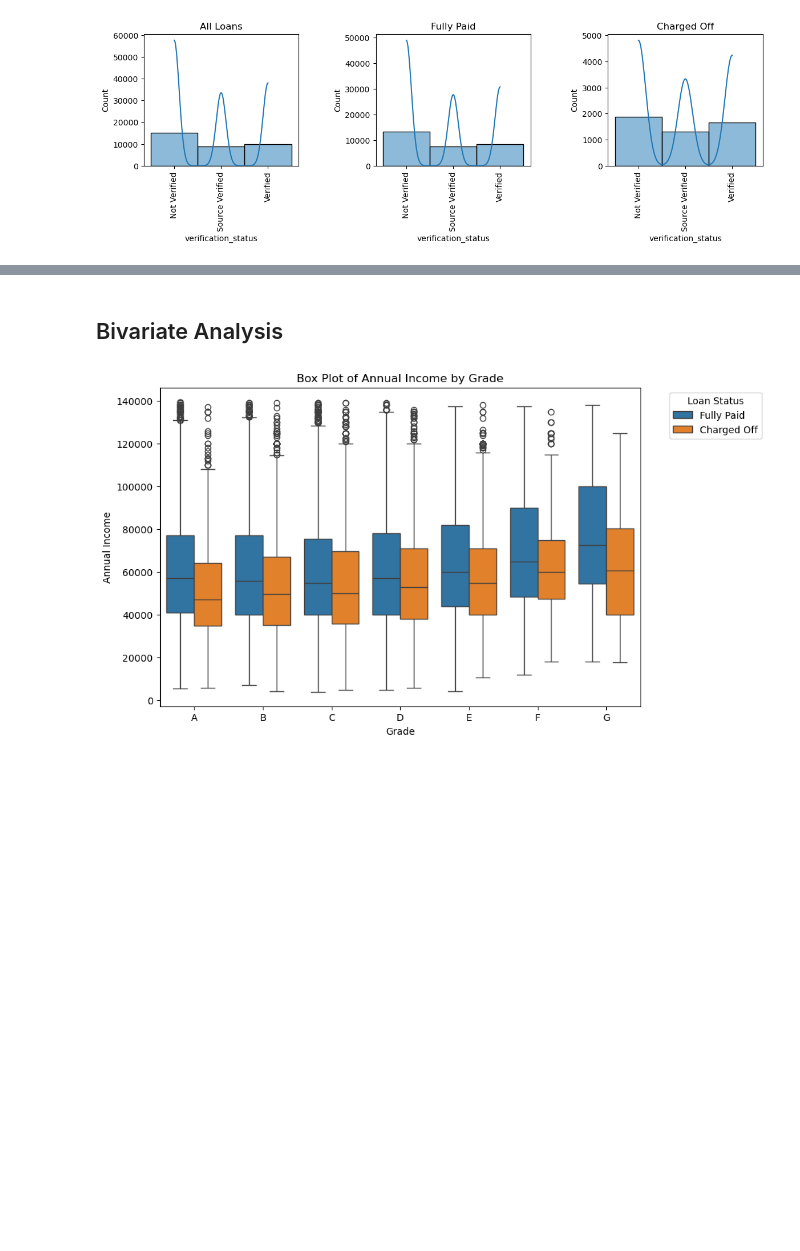
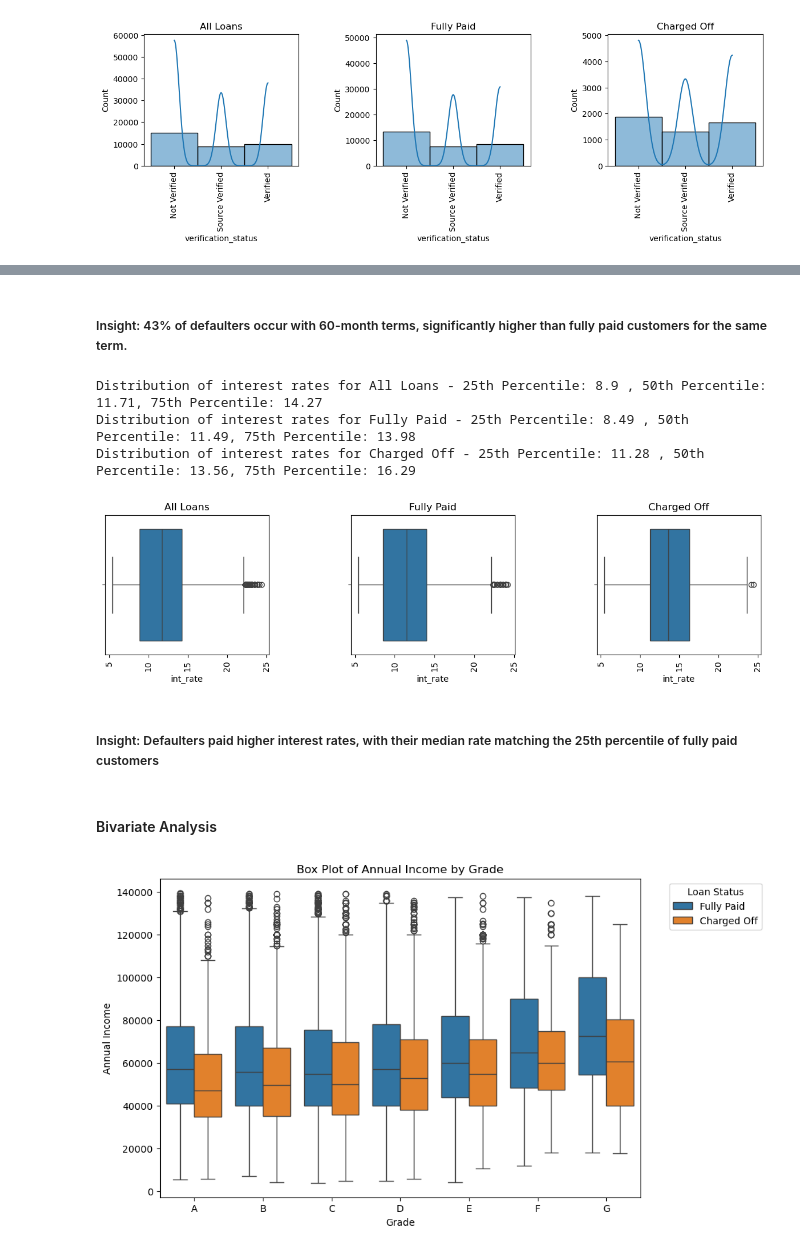
Before and after one commit to Siddhardha-Mudumba/LendingClubCaseStudy, a Jupyter notebook: Siddhardha_Mudumba.ipynb, the cells around one changed output, grey strips where cells are left out. Saved outputs shown, nothing was run; the diff lists cells and outputs as text; code cells hidden in the pictures; blank space fills up the shorter version.

```diff
--- a/Siddhardha_Mudumba.ipynb
+++ b/Siddhardha_Mudumba.ipynb
@@ -432,3 +476,50 @@ plt.show()
+# %% [markdown]
+##### Insight: 43% of defaulters occur with 60-month terms, significantly higher than fully paid customers for the same term.
+# %%
+##Distribution of interest rates
+
+# Calculate percentiles
+print("{} - 25th Percentile: {} , 50th Percentile: {}, 75th Percentile: {}".format("Distribution of interest rates for All Loans",
+      loan_data['int_rate'].quantile(0.25),
+      loan_data['int_rate'].quantile(0.50),
+      loan_data['int_rate'].quantile(0.75)))
+
+print("{} - 25th Percentile: {} , 50th Percentile: {}, 75th Percentile: {}".format("Distribution of interest rates for Fully Paid",
+      loan_data[loan_data["loan_status"] == "Fully Paid"]["int_rate"].quantile(0.25),
+      loan_data[loan_data["loan_status"] == "Fully Paid"]["int_rate"].quantile(0.50),
+      loan_data[loan_data["loan_status"] == "Fully Paid"]["int_rate"].quantile(0.75)))
+
+print("{} - 25th Percentile: {} , 50th Percentile: {}, 75th Percentile: {}".format("Distribution of interest rates for Charged Off",
+      loan_data[loan_data["loan_status"] == "Charged Off"]["int_rate"].quantile(0.25),
+      loan_data[loan_data["loan_status"] == "Charged Off"]["int_rate"].quantile(0.50),
+      loan_data[loan_data["loan_status"] == "Charged Off"]["int_rate"].quantile(0.75)))
+
+
+# use subplots to get 3 plots for same variable
+fig, axes = plt.subplots(1, 3, figsize=(14, 3))
+plt.subplots_adjust(wspace=0.5, hspace=0.5)
+
+loan_data = loan_data.sort_values("int_rate")
+
+sns.boxplot(ax = axes[0], data=loan_data, x="int_rate")
+axes[0].set_title("All Loans")
+axes[0].tick_params(axis='x',rotation=90)
+
+sns.boxplot(ax = axes[1], data=loan_data[loan_data["loan_status"]=="Fully Paid"], x="int_rate")
+axes[1].set_title("Fully Paid")
+axes[1].tick_params(axis='x',rotation=90)
+
+sns.boxplot(ax = axes[2], data=loan_data[loan_data["loan_status"]=="Charged Off"], x="int_rate")
+axes[2].set_title("Charged Off")
+axes[2].tick_params(axis='x',rotation=90)
+plt.show()
+# %% [output]
+Distribution of interest rates for All Loans - 25th Percentile: 8.9 , 50th Percentile: 11.71, 75th Percentile: 14.27
+Distribution of interest rates for Fully Paid - 25th Percentile: 8.49 , 50th Percentile: 11.49, 75th Percentile: 13.98
+Distribution of interest rates for Charged Off - 25th Percentile: 11.28 , 50th Percentile: 13.56, 75th Percentile: 16.29
+[figure, added]
+# %% [markdown]
+##### Insight: Defaulters paid higher interest rates, with their median rate matching the 25th percentile of fully paid customers
 # %% [markdown]
-##  Bivariate Analysis
+####  Bivariate Analysis
 # %%
```
Also changed, not shown: parts of 32 cells of this notebook, 1 other file.
